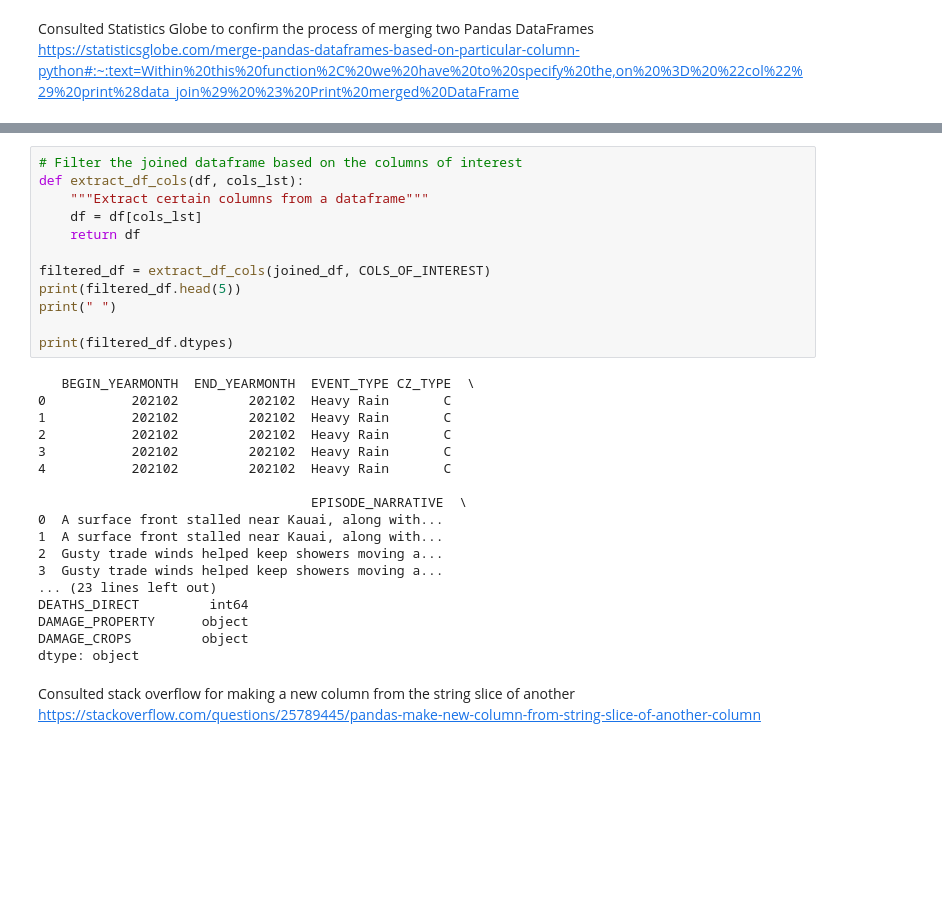
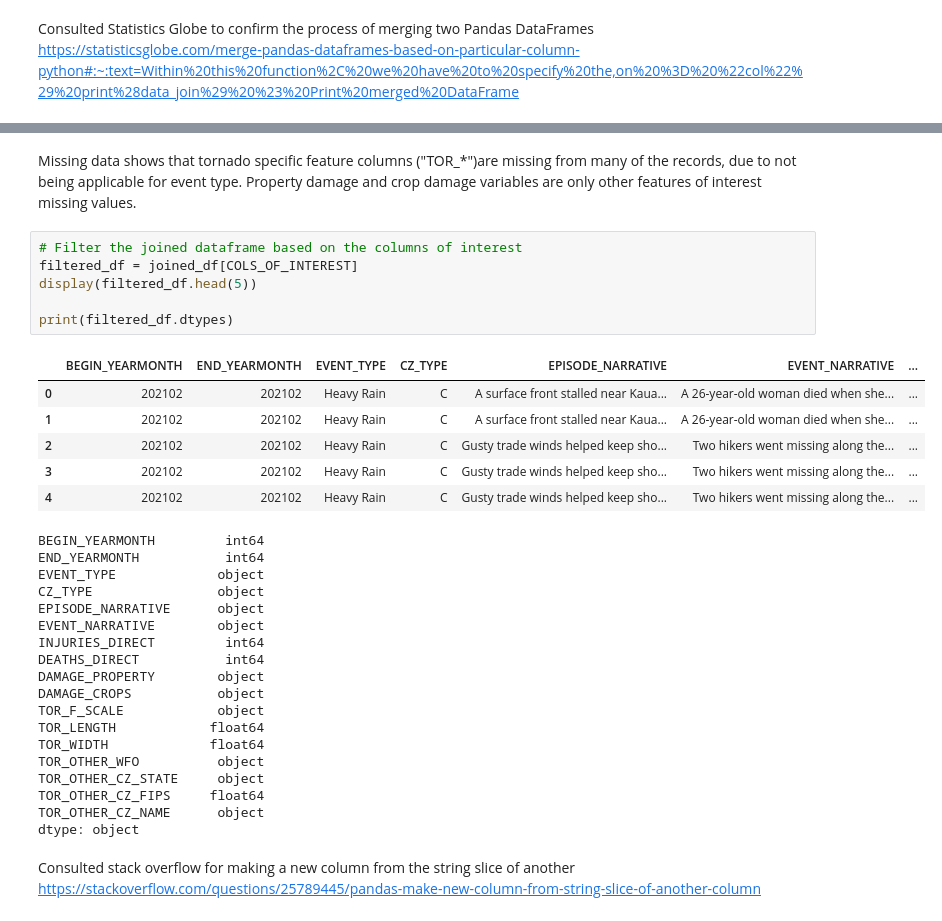
Before and after one commit to dgill218/WeatherDisasters, a Jupyter notebook: weather_disasters.ipynb, the cells around one changed output, grey strips where cells are left out. Drawn from its saved outputs; the diff is of its cells as text; blank space fills up the shorter version.

```diff
--- a/weather_disasters.ipynb
+++ b/weather_disasters.ipynb
@@ -98,32 +139,35 @@ print(joined_df.head(5))
+# %% [markdown]
+Missing data shows that tornado specific feature columns ("TOR_\*")are missing from many of the records, due to not being applicable for event type. Property damage and crop damage variables are only other features of interest missing values.
 # %%
 # Filter the joined dataframe based on the columns of interest
-def extract_df_cols(df, cols_lst):
-    """Extract certain columns from a dataframe"""
-    df = df[cols_lst]
-    return df
-
-filtered_df = extract_df_cols(joined_df, COLS_OF_INTEREST)
-print(filtered_df.head(5))
-print(" ")
+filtered_df = joined_df[COLS_OF_INTEREST]
+display(filtered_df.head(5))
 
 print(filtered_df.dtypes)
 # %% [output]
+|  | BEGIN_YEARMONTH | END_YEARMONTH | EVENT_TYPE | CZ_TYPE | EPISODE_NARRATIVE | EVENT_NARRATIVE | ... |
+| 0 | 202102 | 202102 | Heavy Rain | C | A surface front stalled near Kaua... | A 26-year-old woman died when she... | ... |
+| 1 | 202102 | 202102 | Heavy Rain | C | A surface front stalled near Kaua... | A 26-year-old woman died when she... | ... |
+| 2 | 202102 | 202102 | Heavy Rain | C | Gusty trade winds helped keep sho... | Two hikers went missing along the... | ... |
+| 3 | 202102 | 202102 | Heavy Rain | C | Gusty trade winds helped keep sho... | Two hikers went missing along the... | ... |
+| 4 | 202102 | 202102 | Heavy Rain | C | Gusty trade winds helped keep sho... | Two hikers went missing along the... | ... |
-   BEGIN_YEARMONTH  END_YEARMONTH  EVENT_TYPE CZ_TYPE  \
-0           202102         202102  Heavy Rain       C
-1           202102         202102  Heavy Rain       C
-2           202102         202102  Heavy Rain       C
-3           202102         202102  Heavy Rain       C
-4           202102         202102  Heavy Rain       C
-
-                                   EPISODE_NARRATIVE  \
-0  A surface front stalled near Kauai, along with...
-1  A surface front stalled near Kauai, along with...
-2  Gusty trade winds helped keep showers moving a...
-3  Gusty trade winds helped keep showers moving a...
-... (23 lines left out)
-DEATHS_DIRECT         int64
-DAMAGE_PROPERTY      object
-DAMAGE_CROPS         object
+BEGIN_YEARMONTH         int64
+END_YEARMONTH           int64
+EVENT_TYPE             object
+CZ_TYPE                object
+EPISODE_NARRATIVE      object
+EVENT_NARRATIVE        object
+INJURIES_DIRECT         int64
+DEATHS_DIRECT           int64
+DAMAGE_PROPERTY        object
+DAMAGE_CROPS           object
+TOR_F_SCALE            object
+TOR_LENGTH            float64
+TOR_WIDTH             float64
+TOR_OTHER_WFO          object
+TOR_OTHER_CZ_STATE     object
+TOR_OTHER_CZ_FIPS     float64
+TOR_OTHER_CZ_NAME      object
 dtype: object
 # %% [markdown]
 Consulted stack overflow for making a new column from the string slice of another
```
Also changed, not shown: parts of 13 cells of this notebook.
